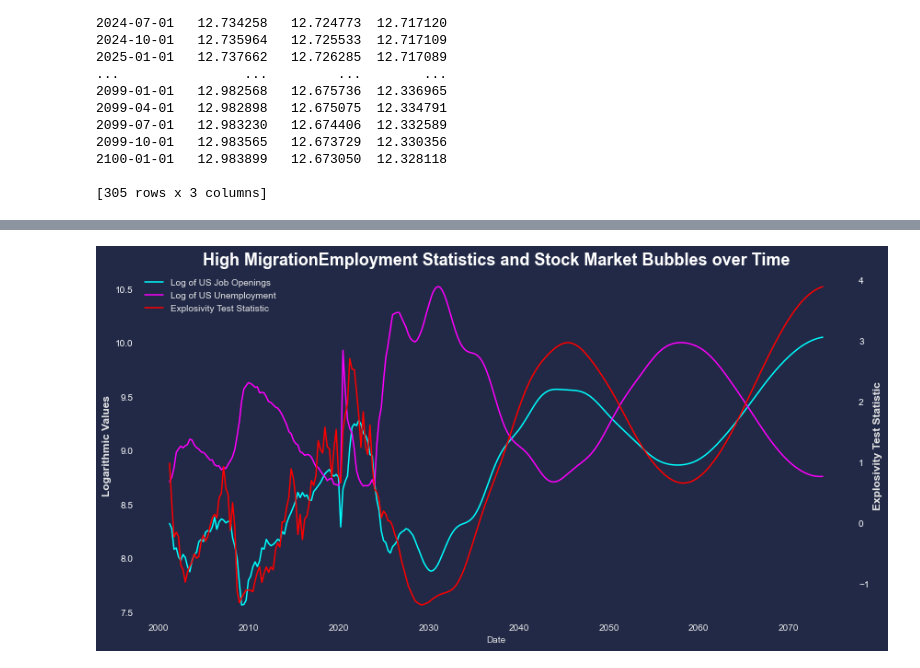
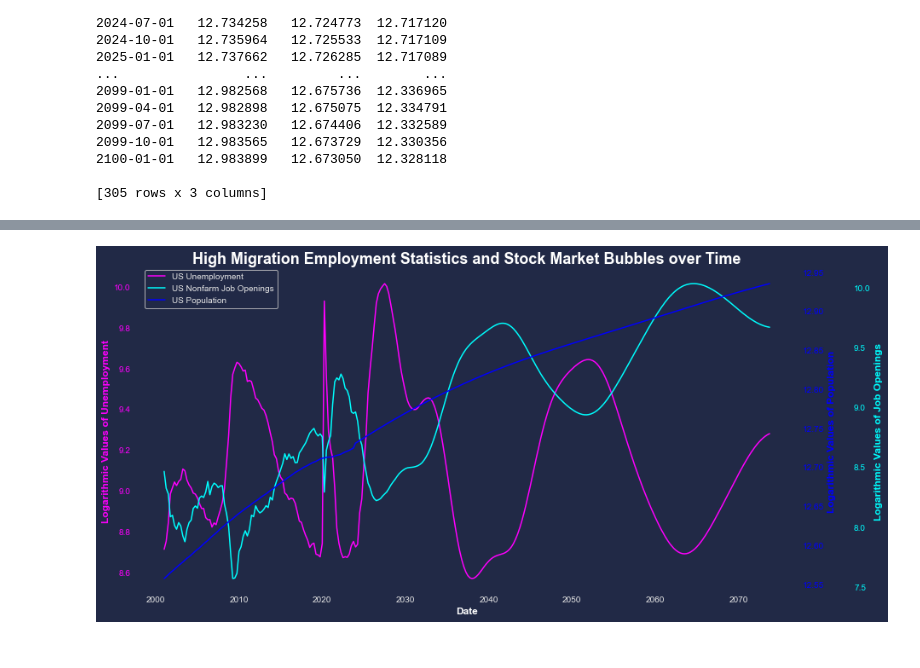
Before and after one commit to Philip-Lacava/Asset-Price-Bubble-Detection, a Jupyter notebook: Bubble Model 3.ipynb, the cells around one changed output, grey strips where cells are left out. Saved outputs shown, nothing was run; the diff lists cells and outputs as text; code cells hidden in the pictures.

```diff
--- a/Bubble Model 3.ipynb
+++ b/Bubble Model 3.ipynb
@@ -904,3 +704,0 @@ By analyzing the interactions and adjustments between these critical economic in
-# %%
-merged_df[['Log_Price', 'Log_GDP', 'Log_USJO', 'Log_USU', 'GSADF_Stat', 'Log_USP', 'FFR']] = \
-    merged_df[['Log_Price', 'Log_GDP', 'Log_USJO', 'Log_USU', 'GSADF_Stat', 'Log_USP', 'FFR']].apply(pd.to_numeric, errors='coerce')
@@ -1234,0 +1022,12 @@ Impulse Response Function (IRF) plots are a crucial tool in time series analysis
+# %%
+
+# Assuming forecast_df and pop_estimate_df['Log_USP'] are the dataframes you're working with.
+# First, ensure they are of the same length and have a proper index
+if len(forecast_df) == len(pop_estimate_df):
+    # Merge the DataFrames on their index if they are indeed indexed the same way
+    forecast_df = pd.merge(forecast_df, pop_estimate_df[['Log_USP']], left_index=True, right_index=True)
+else:
+    print("The lengths of forecast_df and pop_estimate_df do not match. Adjustment needed.")
+
+# Check the resulting DataFrame
+print(forecast_df)
@@ -1319,0 +1125,5 @@ T = len(merged_df)
+# %%
+merged_df = pd.concat([data, forecast_df], axis=0)
+
+# Check the resulting DataFrame
+print(merged_df)
@@ -1320,36 +1148,46 @@ T = len(merged_df)
 # %%
-# Create the plot with specified figure size
+# Initialize the figure and primary axis
 plt.figure(figsize=(14, 7))
-ax1 = plt.gca()  # Get the current axes instance
+ax1 = plt.gca()
 
-# Plotting Job Openings on the left y-axis
-ax1.plot(merged_df.index, merged_df['Log_USJO'], label='Log of US Job Openings', color=color_job_openings)
-ax1.plot(merged_df.index, merged_df['Log_USU'], label='Log of US Unemployment', color=color_unemployment)
+# Plotting Unemployment on the primary y-axis
+lines1 = ax1.plot(merged_df.index, merged_df['Log_USU'], label='Log of US Unemployment', color=color_unemployment)
+ax1.set_xlabel('Date', fontsize=12, fontweight='bold', color=axis_color)
+ax1.set_ylabel('Logarithmic Values of Unemployment', fontsize=12, fontweight='bold', color=color_unemployment)
+ax1.tick_params(axis='y', colors=color_unemployment)
+ax1.grid(False)
 
-ax1.set_xlabel('Date')
-ax1.set_ylabel('Logarithmic Values', fontsize=12, fontweight='bold')
-ax1.tick_params(axis='y', colors=axis_color)
-ax1.grid(False)  # Disable gridlines for the primary axis
+ax2 = ax1.twinx()
+ax2.spines['right'].set_position(('outward', 60))  # Offset the third axis correctly
+lines2 = ax2.plot(merged_df.index, merged_df['Log_USJO'], label='Log of US Job Openings', color=color_job_openings)
+ax2.set_ylabel('Logarithmic Values of Job Openings', fontsize=12, fontweight='bold', color=color_job_openings)
+ax2.tick_params(axis='y', colors=color_job_openings)
+ax2.grid(False)
 
-# Create a second y-axis for the BSADF Statistic data
-ax2 = ax1.twinx()
-ax2.plot(merged_df.index, merged_df['GSADF_Stat'], label='Explosivity Test Statistic', color=color_bsadf_stat)
-ax2.set_ylabel('Explosivity Test Statistic', fontsize=12, fontweight='bold')
-ax2.tick_params(axis='y', colors=axis_color)
-ax2.grid(False)  # Disable gridlines for the secondary axis
+# Create a second y-axis for Explosivity Test Statistic
+ax3 = ax1.twinx()
+lines3 = ax3.plot(merged_df.index, merged_df['Log_USP'], label='Population', color= color_population)
+ax3.set_ylabel('Logarithmic Values of Population', fontsize=12, fontweight='bold', color=color_population)
+ax3.tick_params(axis='y', colors=color_population)
+ax3.grid(False)
+
+# Create a third y-axis for Employment
 
 
 # Title and legend handling
-plt.title(f'{pop_estimate}Employment Statistics and Stock Market Bubbles over Time', color=axis_color, fontsize=18, fontweight='bold')
-lines, labels = ax1.get_legend_handles_labels()
-lines2, labels2 = ax2.get_legend_handles_labels()
-ax2.legend(lines + lines2, labels + labels2, loc='upper left')  # Adjust location as needed
+plt.title(f'{pop_estimate} Employment Statistics and Stock Market Bubbles over Time', fontsize=18, fontweight='bold', color=axis_color)
 
-# Save the plot to the specified directory and file
-plt.savefig(f'/Users/philiplacava/Desktop/Asset-Price-Bubble-Detection/results/{select}_{pop_estimate} Unemployment_Test_Stat_F.jpeg', format='jpeg')
+# Define labels
+labels = ['US Unemployment', 'US Nonfarm Job Openings', 'US Population']
+lines = [lines1[0], lines2[0], lines3[0]]  # Extracting the first element since plot returns a list of Line2D objects
 
-# Show the plot
+ax1.legend(lines, labels, loc='upper left', bbox_to_anchor=(0.01, 1.01), frameon=True)
+
+# Save the plot to a file
+plt.savefig(f'/Users/philiplacava/Desktop/Asset-Price-Bubble-Detection/results/{pop_estimate} Unemployment_Test_Stat_F.jpeg', format='jpeg')
+
+# Display the plot
 plt.show()
 # %% [output]
-[figure, old version]
+[figure, new version]
 # %%
```
Also changed, not shown: parts of 48 cells of this notebook, 42 other files.
